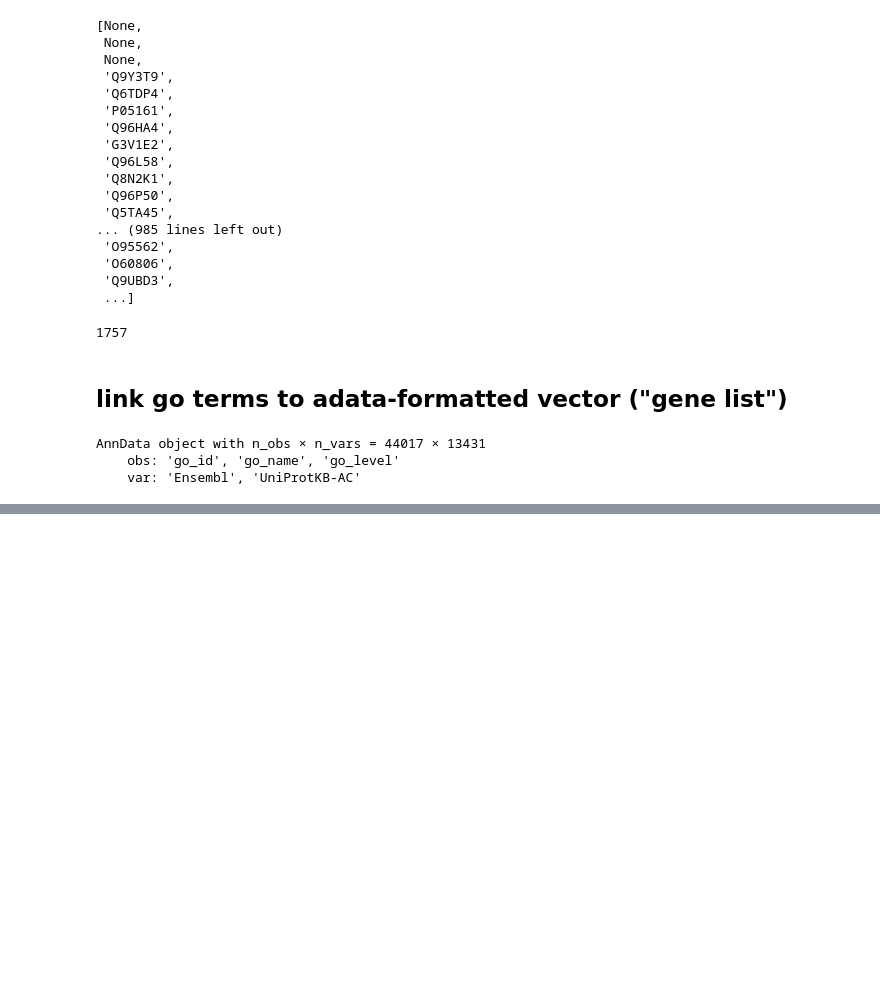
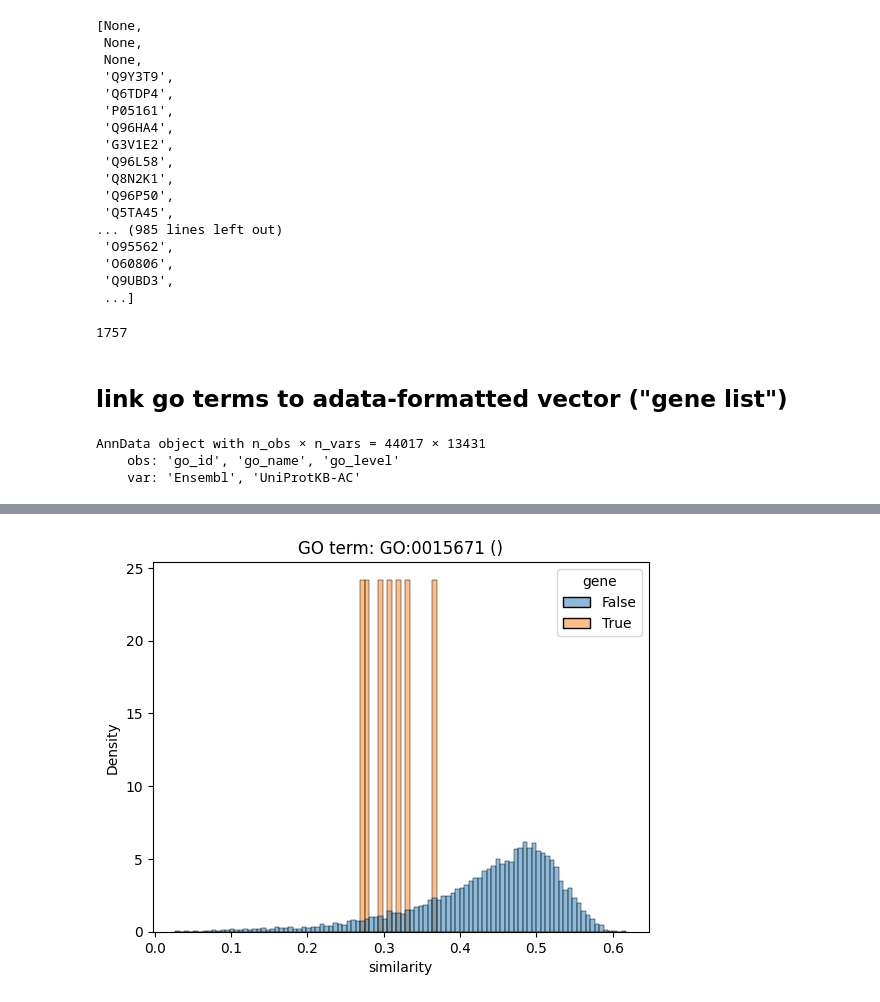
Before and after one commit to viktoriaschuster/interpreting_omics_models, a Jupyter notebook: 02_experiments/singlecell/go_term_analysis_dev.ipynb, the cells around one changed output, grey strips where cells are left out. Saved outputs shown, nothing was run; the diff lists cells and outputs as text; code cells hidden in the pictures; blank space fills up the shorter version.

```diff
--- a/02_experiments/singlecell/go_term_analysis_dev.ipynb
+++ b/02_experiments/singlecell/go_term_analysis_dev.ipynb
@@ -278,0 +767,4 @@ AnnData object with n_obs × n_vars = 44017 × 13431
+# %%
+plot_go_gene_metrics(go_idx, cos_sim, go_term_feature_fractions.argmax().item())
+# %% [output]
+[figure, added]
```
Also changed, not shown: parts of 82 cells of this notebook, 6 other files.
